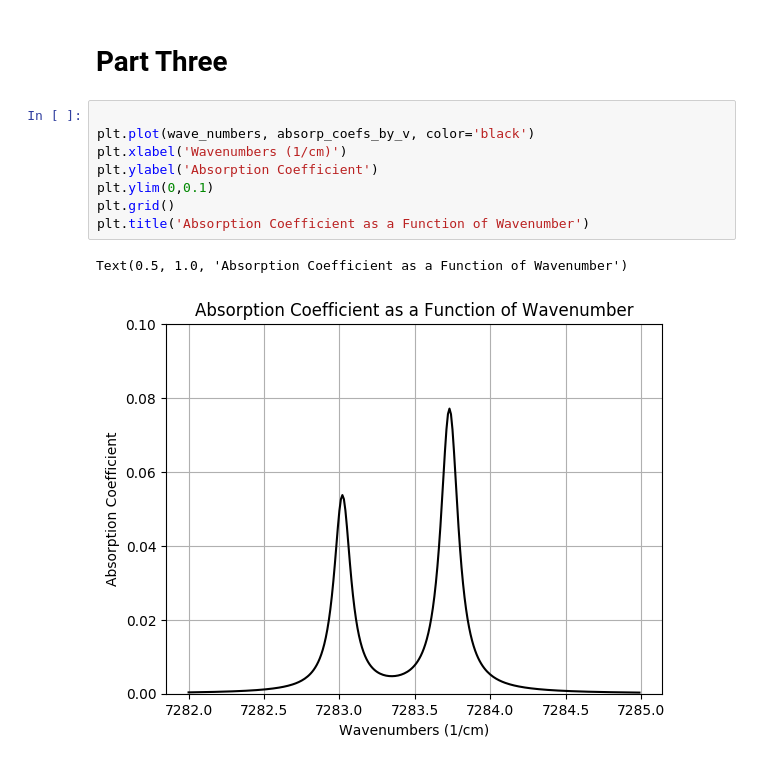
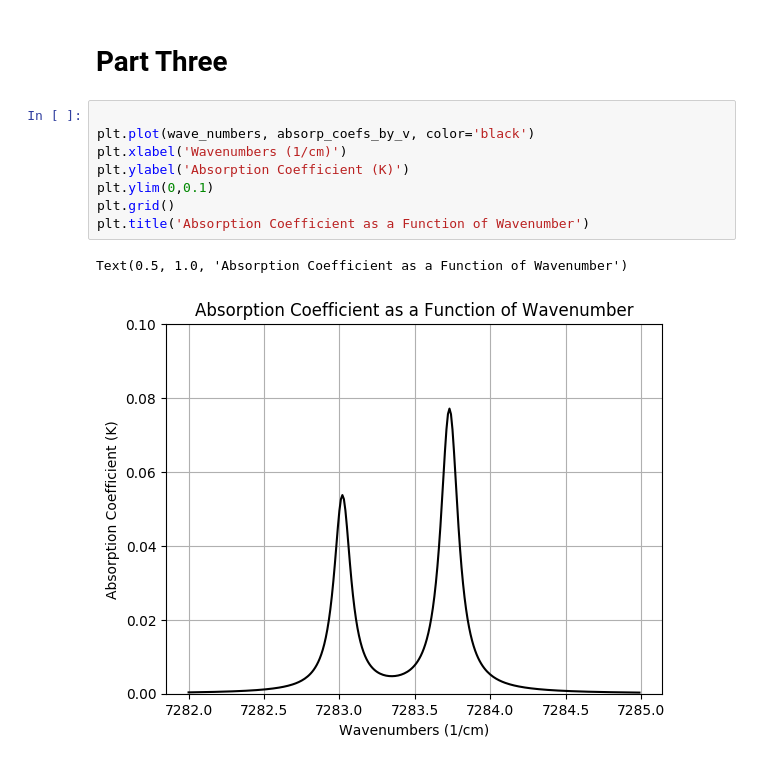
Before and after one commit to AodhanSweeney/ATMS341_HW4, a Jupyter notebook: Problem_1.ipynb, the cells around one changed output. Saved outputs shown, nothing was run; the diff lists cells and outputs as text.

```diff
--- a/Problem_1.ipynb
+++ b/Problem_1.ipynb
@@ -126,11 +126,11 @@ for vn in wave_numbers:
 # %%
 
 plt.plot(wave_numbers, absorp_coefs_by_v, color='black')
 plt.xlabel('Wavenumbers (1/cm)')
-plt.ylabel('Absorption Coefficient')
+plt.ylabel('Absorption Coefficient (K)')
 plt.ylim(0,0.1)
 plt.grid()
 plt.title('Absorption Coefficient as a Function of Wavenumber')
 # %% [output]
 Text(0.5, 1.0, 'Absorption Coefficient as a Function of Wavenumber')
-[figure, old version]
+[figure, new version]
```
Also changed, not shown: parts of 1 cell of this notebook.
